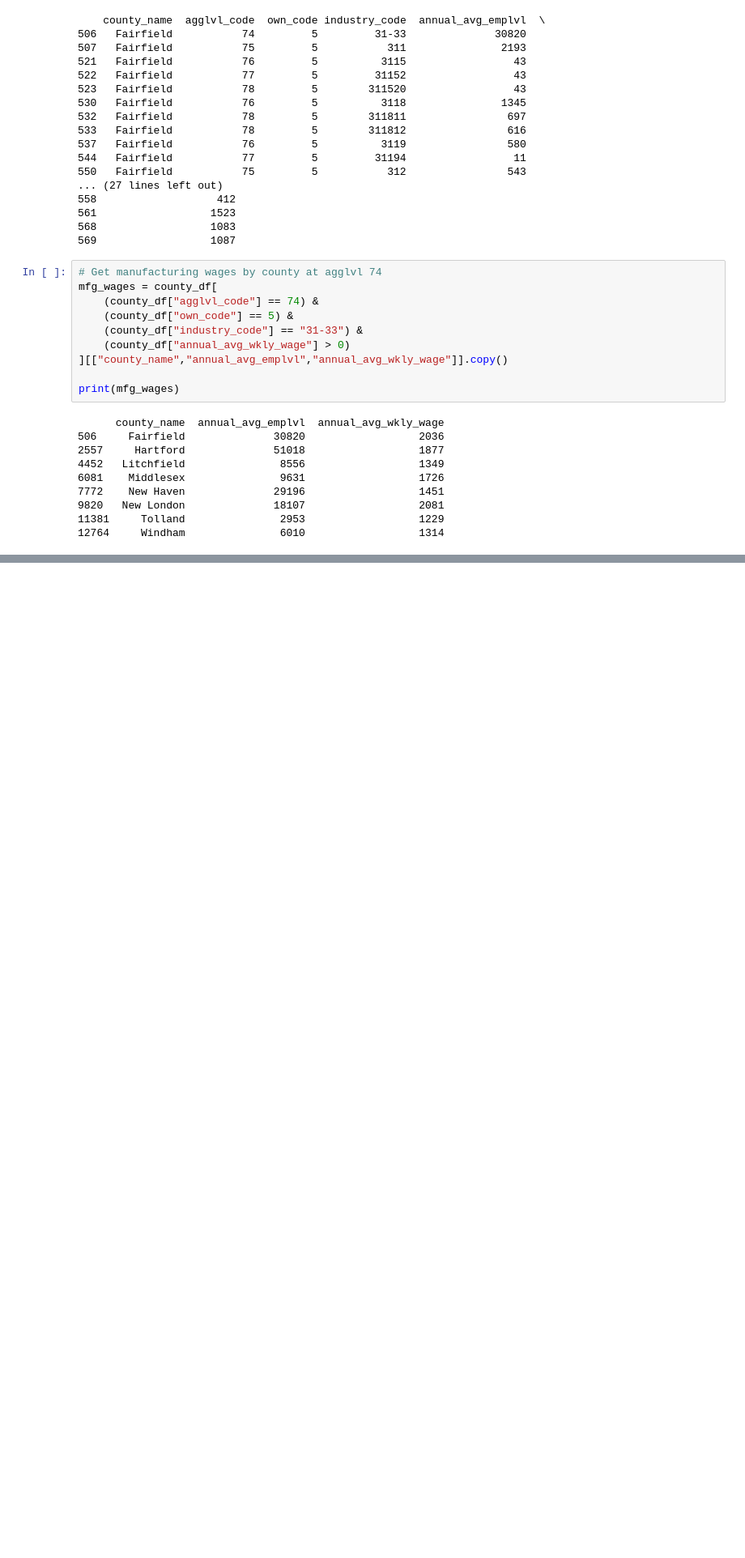
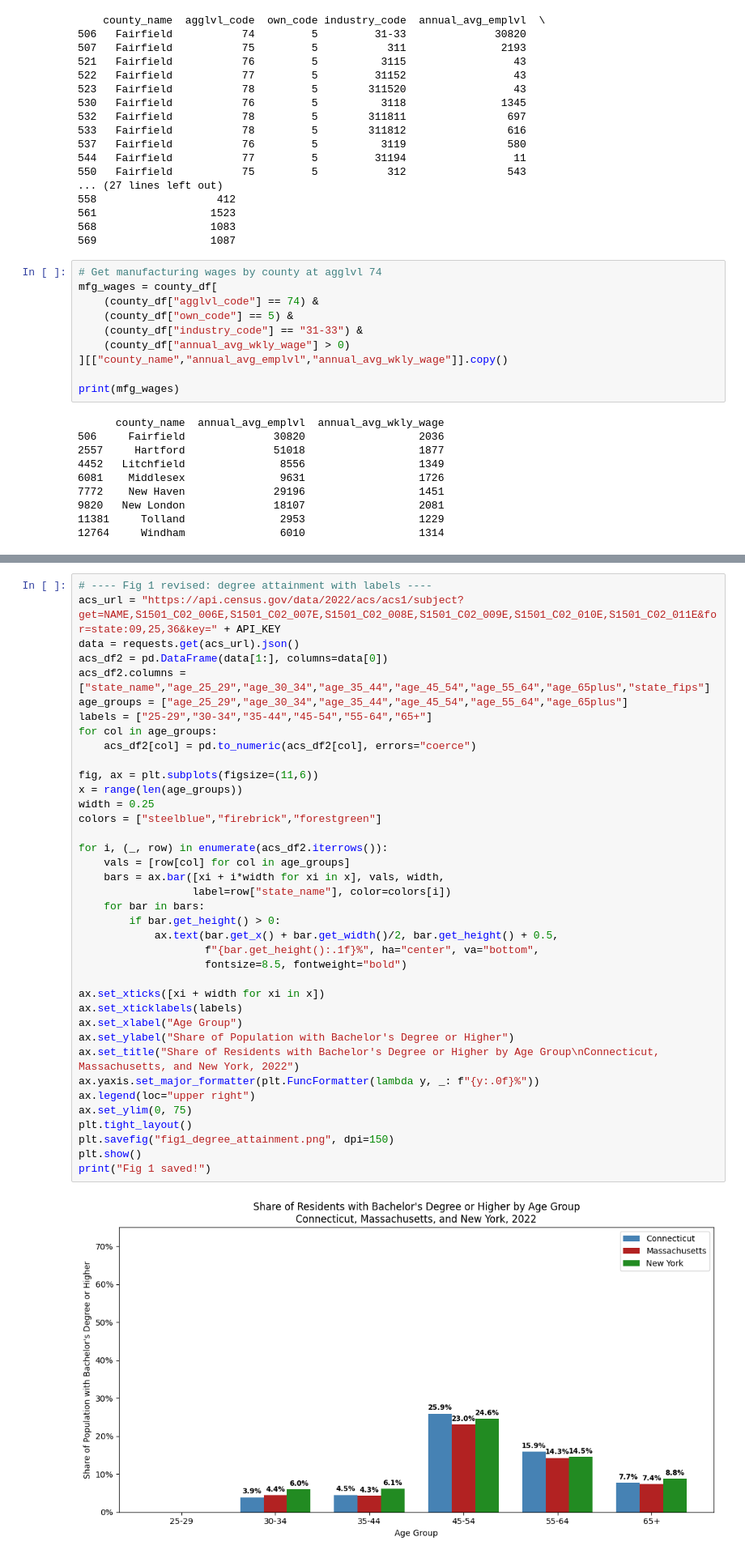
Before and after one commit to randyliu078-bit/qss20-final-project, a Jupyter notebook: code/03_analysis.ipynb, the cells around one changed output, grey strips where cells are left out. Shown at 81% size. Drawn from its saved outputs; the diff is of its cells as text; blank space fills up the shorter version.

```diff
--- a/code/03_analysis.ipynb
+++ b/code/03_analysis.ipynb
@@ -2145,3 +2145,43 @@ files.download("fig7_county_wages_scatter.png")
 # %% [output]
 [interactive output not drawn]
 [interactive output not drawn]
+# %%
+# ---- Fig 1 revised: degree attainment with labels ----
+acs_url = "https://api.census.gov/data/2022/acs/acs1/subject?get=NAME,S1501_C02_006E,S1501_C02_007E,S1501_C02_008E,S1501_C02_009E,S1501_C02_010E,S1501_C02_011E&for=state:09,25,36&key=" + API_KEY
+data = requests.get(acs_url).json()
+acs_df2 = pd.DataFrame(data[1:], columns=data[0])
+acs_df2.columns = ["state_name","age_25_29","age_30_34","age_35_44","age_45_54","age_55_64","age_65plus","state_fips"]
+age_groups = ["age_25_29","age_30_34","age_35_44","age_45_54","age_55_64","age_65plus"]
+labels = ["25-29","30-34","35-44","45-54","55-64","65+"]
+for col in age_groups:
+    acs_df2[col] = pd.to_numeric(acs_df2[col], errors="coerce")
+
+fig, ax = plt.subplots(figsize=(11,6))
+x = range(len(age_groups))
+width = 0.25
+colors = ["steelblue","firebrick","forestgreen"]
+
+for i, (_, row) in enumerate(acs_df2.iterrows()):
+    vals = [row[col] for col in age_groups]
+    bars = ax.bar([xi + i*width for xi in x], vals, width,
+                  label=row["state_name"], color=colors[i])
+    for bar in bars:
+        if bar.get_height() > 0:
+            ax.text(bar.get_x() + bar.get_width()/2, bar.get_height() + 0.5,
+                    f"{bar.get_height():.1f}%", ha="center", va="bottom",
+                    fontsize=8.5, fontweight="bold")
+
+ax.set_xticks([xi + width for xi in x])
+ax.set_xticklabels(labels)
+ax.set_xlabel("Age Group")
+ax.set_ylabel("Share of Population with Bachelor's Degree or Higher")
+ax.set_title("Share of Residents with Bachelor's Degree or Higher by Age Group\nConnecticut, Massachusetts, and New York, 2022")
+ax.yaxis.set_major_formatter(plt.FuncFormatter(lambda y, _: f"{y:.0f}%"))
+ax.legend(loc="upper right")
+ax.set_ylim(0, 75)
+plt.tight_layout()
+plt.savefig("fig1_degree_attainment.png", dpi=150)
+plt.show()
+print("Fig 1 saved!")
+# %% [output]
+[figure, added]
```
Also changed, not shown: parts of 3 cells of this notebook.
